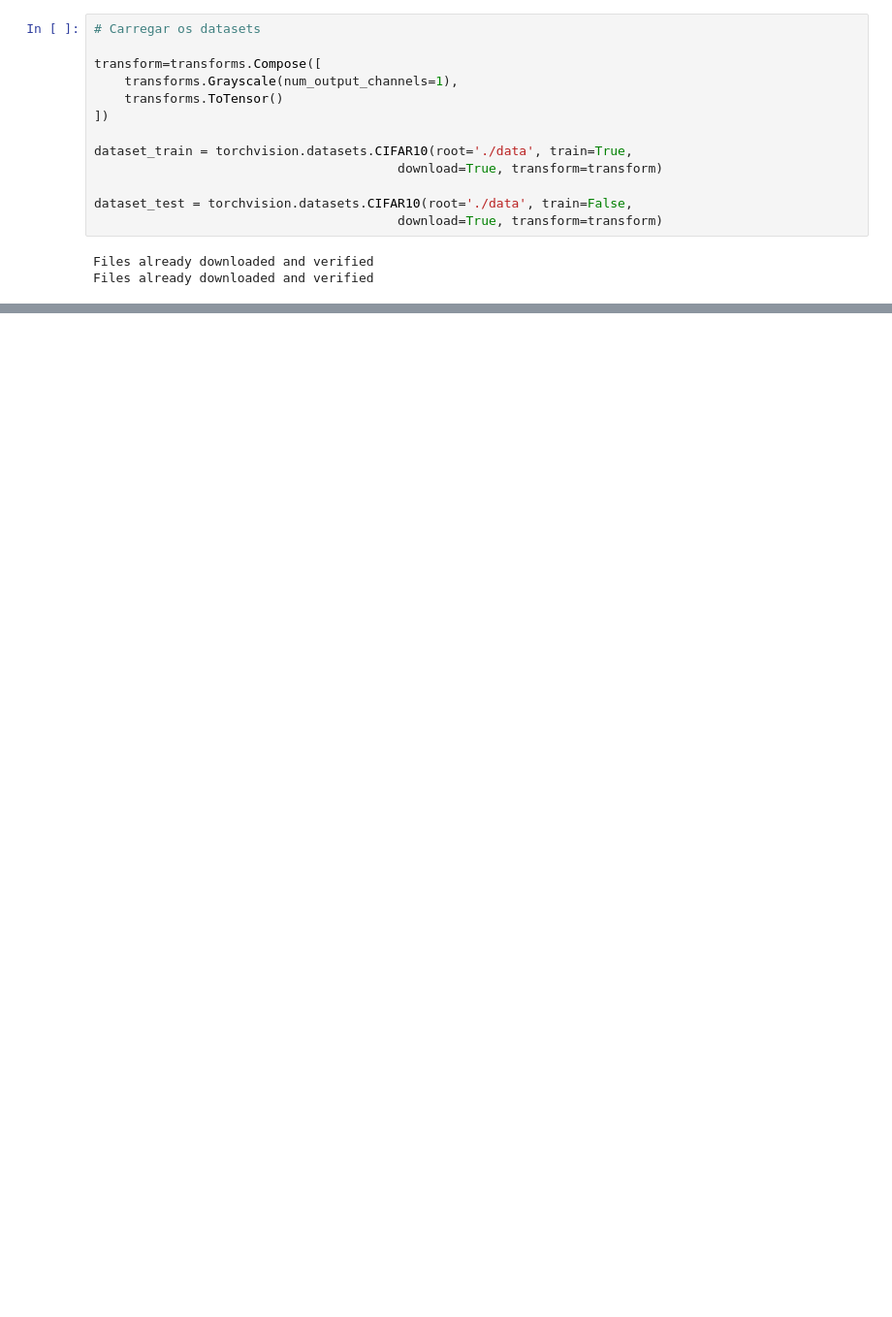
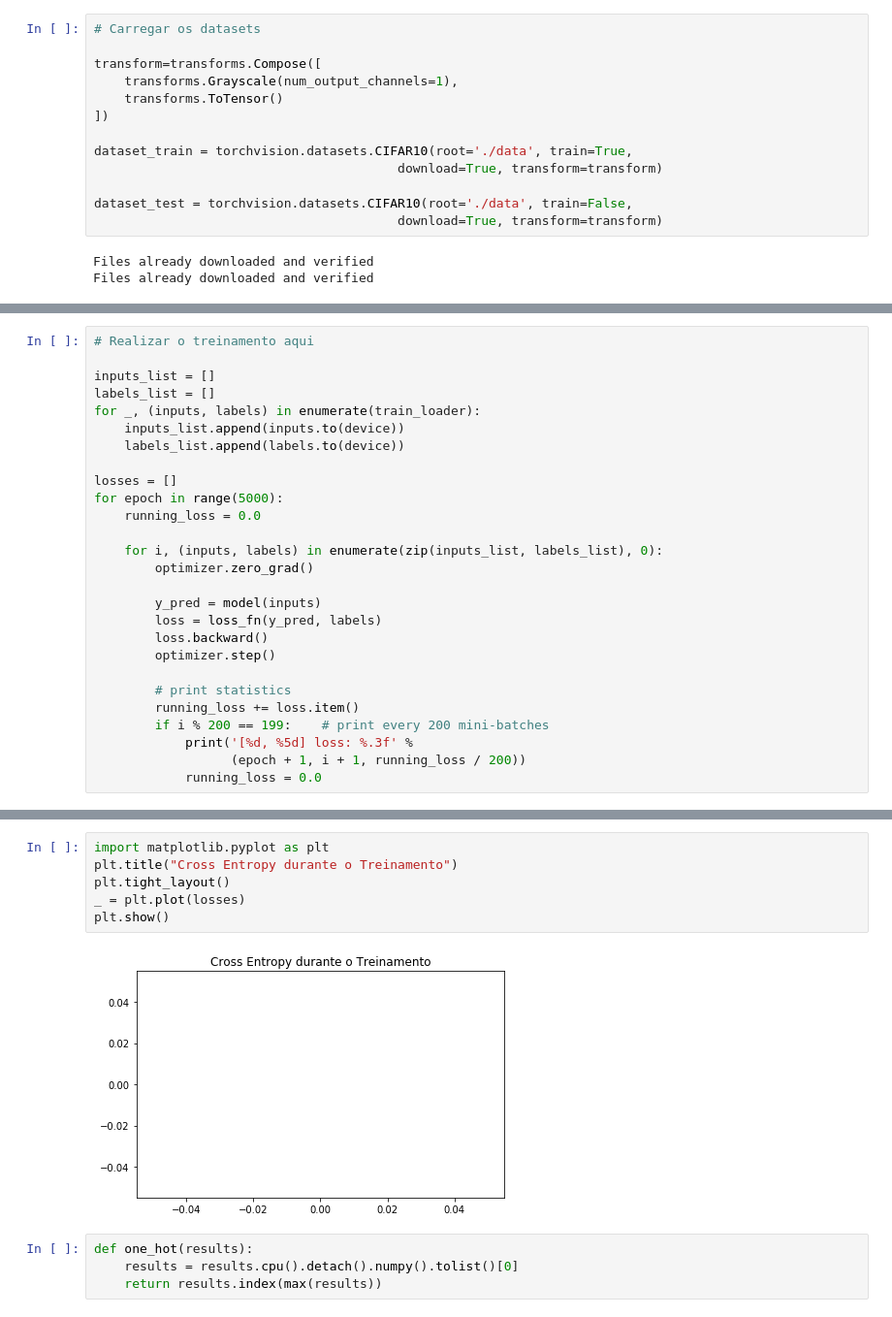
Before and after one commit to IhanBender/Redes-Neurais-Profundas-UFPEL-20191, a Jupyter notebook: notebooks/02 - MLP.ipynb, the cells around one changed output, grey strips where cells are left out. Shown: that part at 97% size. Drawn from its saved outputs; the diff is of its cells as text; blank space fills up the shorter version.

Commit message:
Adicionado modelo dando overfit no trabalho 2

```diff
--- a/notebooks/02 - MLP.ipynb
+++ b/notebooks/02 - MLP.ipynb
@@ -142,0 +83,27 @@ for i, data in enumerate(test_loader):
+# %%
+# Realizar o treinamento aqui
+
+inputs_list = []
+labels_list = []
+for _, (inputs, labels) in enumerate(train_loader):
+    inputs_list.append(inputs.to(device))
+    labels_list.append(labels.to(device))
+
+losses = []
+for epoch in range(5000):
+    running_loss = 0.0
+
+    for i, (inputs, labels) in enumerate(zip(inputs_list, labels_list), 0):
+        optimizer.zero_grad()
+
+        y_pred = model(inputs)
+        loss = loss_fn(y_pred, labels)
+        loss.backward()
+        optimizer.step()
+
+        # print statistics
+        running_loss += loss.item()
+        if i % 200 == 199:    # print every 200 mini-batches
+            print('[%d, %5d] loss: %.3f' %
+                  (epoch + 1, i + 1, running_loss / 200))
+            running_loss = 0.0
@@ -142,0 +129,12 @@ for i, data in enumerate(test_loader):
+# %%
+import matplotlib.pyplot as plt
+plt.title("Cross Entropy durante o Treinamento")
+plt.tight_layout()
+_ = plt.plot(losses)
+plt.show()
+# %% [output]
+[figure, added]
+# %%
+def one_hot(results):
+    results = results.cpu().detach().numpy().tolist()[0]
+    return results.index(max(results))
```
Also changed, not shown: parts of 10 cells of this notebook, 1 other file.
